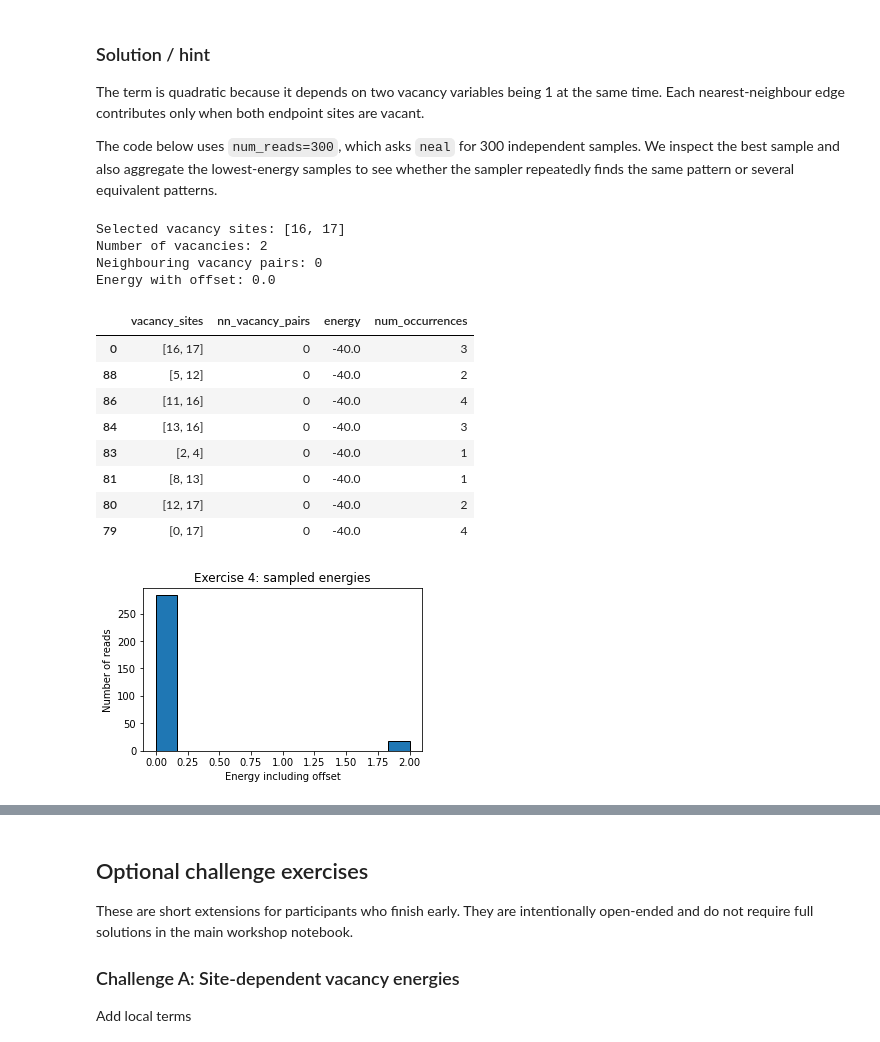
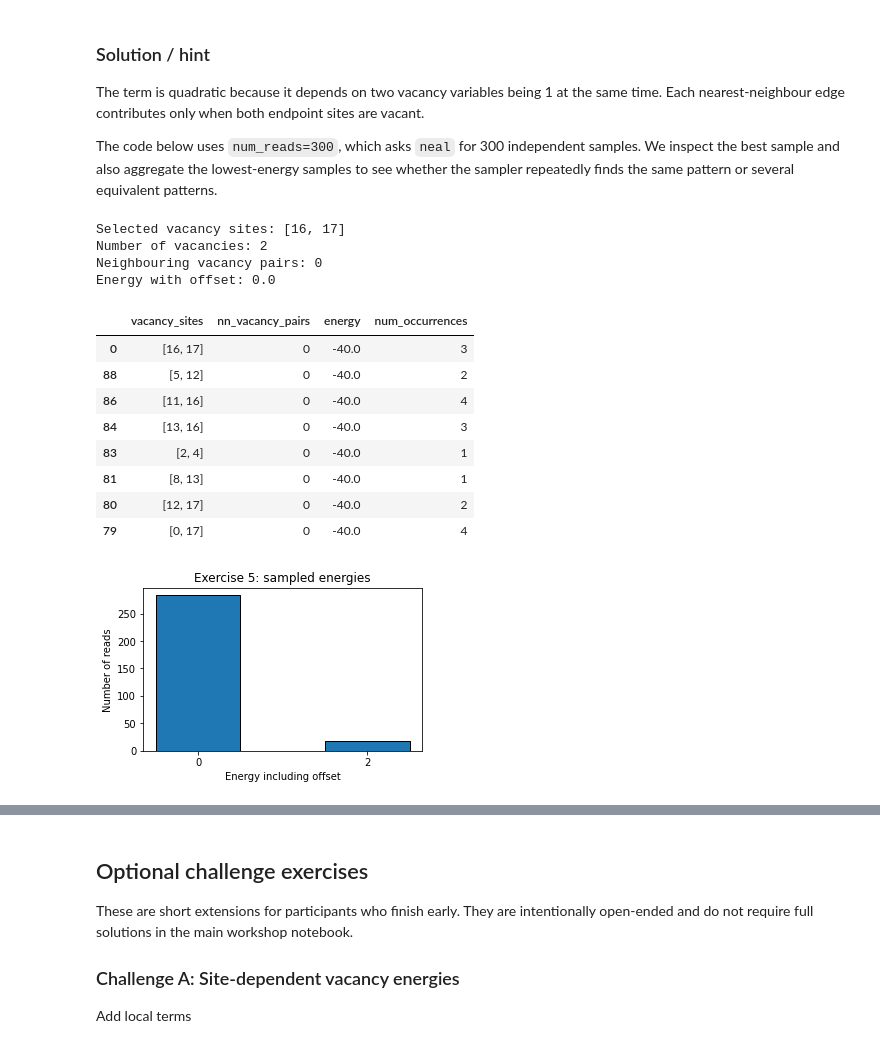
Before and after one commit to cmc-ucl/qubo-materials-tutorial, a Jupyter notebook: QUBO_tutorial.ipynb, the cells around one changed output, grey strips where cells are left out. Drawn from its saved outputs; the diff is of its cells as text; code cells hidden in the pictures.

```diff
--- a/QUBO_tutorial.ipynb
+++ b/QUBO_tutorial.ipynb
@@ -872,10 +851,10 @@ Try the starter cell first. The solution and one way to analyse the returned sam
 
 **Discussion.** Do vacancies spread apart? What happens when `lambda_nn` is increased? Why is this term naturally quadratic?
 # %%
-# Starter code for Exercise 4.
-lambda_nn = 2.0
-k_ex4 = 2
+# Starter code for Exercise 5.
+lambda_nn_ex5 = 2.0
+k_ex5 = 2
 
-# TODO in the workshop: build Q_nn_penalty using A, then add the fixed-count constraint.
-print("Exercise 4 uses lambda_nn =", lambda_nn)
+# TODO in the workshop: build Q_nn_penalty_ex5 using A, then add the fixed-count constraint.
+print("Exercise 5 uses lambda_nn_ex5 =", lambda_nn_ex5)
 # %% [output]
@@ -887,54 +866,57 @@ The term is quadratic because it depends on two vacancy variables being 1 at the
 
 The code below uses `num_reads=300`, which asks `neal` for 300 independent samples. We inspect the best sample and also aggregate the lowest-energy samples to see whether the sampler repeatedly finds the same pattern or several equivalent patterns.
 # %%
-Q_nn_penalty = np.zeros_like(A, dtype=float)
+Q_nn_penalty_ex5 = np.zeros_like(A, dtype=float)
 for i in range(A.shape[0]):
     for j in range(i + 1, A.shape[1]):
         if A[i, j]:
-            Q_nn_penalty[i, j] += lambda_nn
+            Q_nn_penalty_ex5[i, j] += lambda_nn_ex5
 
-Q_ex4, offset_ex4 = add_fixed_count_constraint(Q_nn_penalty, k=k_ex4, gamma=10.0)
-sampleset_ex4 = neal.SimulatedAnnealingSampler().sample_qubo(Q_ex4, num_reads=300, seed=51)
-x_ex4 = sample_to_vector(sampleset_ex4.first.sample, range(graphene_supercell.num_sites))
-vacancy_sites_ex4 = np.where(x_ex4 == 1)[0].tolist()
+Q_ex5, offset_ex5 = add_fixed_count_constraint(Q_nn_penalty_ex5, k=k_ex5, gamma=10.0)
+sampleset_ex5 = neal.SimulatedAnnealingSampler().sample_qubo(Q_ex5, num_reads=300, seed=51)
+x_ex5 = sample_to_vector(sampleset_ex5.first.sample, range(graphene_supercell.num_sites))
+vacancy_sites_ex5 = np.where(x_ex5 == 1)[0].tolist()
 
-print("Selected vacancy sites:", vacancy_sites_ex4)
-print("Number of vacancies:", int(x_ex4.sum()))
-print("Neighbouring vacancy pairs:", neighbouring_selected_pairs(x_ex4, A))
-print("Energy with offset:", sampleset_ex4.first.energy + offset_ex4)
-assert x_ex4.sum() == k_ex4
+print("Selected vacancy sites:", vacancy_sites_ex5)
+print("Number of vacancies:", int(x_ex5.sum()))
+print("Neighbouring vacancy pairs:", neighbouring_selected_pairs(x_ex5, A))
+print("Energy with offset:", sampleset_ex5.first.energy + offset_ex5)
+assert x_ex5.sum() == k_ex5
 
-summary_ex4 = sampleset_ex4.aggregate().to_pandas_dataframe().sort_values("energy").head(8)
-bit_columns_ex4 = list(range(graphene_supercell.num_sites))
-summary_ex4["vacancy_sites"] = summary_ex4[bit_columns_ex4].apply(
+summary_ex5 = sampleset_ex5.aggregate().to_pandas_dataframe().sort_values("energy").head(8)
+bit_columns_ex5 = list(range(graphene_supercell.num_sites))
+summary_ex5["vacancy_sites"] = summary_ex5[bit_columns_ex5].apply(
     lambda row: [i for i, value in enumerate(row.to_numpy(dtype=int)) if value == 1],
     axis=1,
 )
-summary_ex4["nn_vacancy_pairs"] = summary_ex4[bit_columns_ex4].apply(
+summary_ex5["nn_vacancy_pairs"] = summary_ex5[bit_columns_ex5].apply(
     lambda row: neighbouring_selected_pairs(row.to_numpy(dtype=int), A),
     axis=1,
 )
-display(summary_ex4[["vacancy_sites", "nn_vacancy_pairs", "energy", "num_occurrences"]])
+display(summary_ex5[["vacancy_sites", "nn_vacancy_pairs", "energy", "num_occurrences"]])
 
+energies_ex5 = sampleset_ex5.record.energy + offset_ex5
+bins_ex5 = np.arange(min(energies_ex5) - 0.5, max(energies_ex5) + 1.5, 1)
 plt.figure(figsize=(5, 3))
-plt.hist(sampleset_ex4.record.energy + offset_ex4, bins=12, edgecolor="black")
+plt.hist(energies_ex5, bins=bins_ex5, edgecolor="black")
+plt.xticks(sorted(set(energies_ex5.astype(int))))
 plt.xlabel("Energy including offset")
 plt.ylabel("Number of reads")
-plt.title("Exercise 4: sampled energies")
+plt.title("Exercise 5: sampled energies")
 plt.show()
 # %% [output]
 Selected vacancy sites: [16, 17]
 Number of vacancies: 2
 Neighbouring vacancy pairs: 0
 Energy with offset: 0.0
 |  | vacancy_sites | nn_vacancy_pairs | energy | num_occurrences |
 | 0 | [16, 17] | 0 | -40.0 | 3 |
 | 88 | [5, 12] | 0 | -40.0 | 2 |
 | 86 | [11, 16] | 0 | -40.0 | 4 |
 | 84 | [13, 16] | 0 | -40.0 | 3 |
 | 83 | [2, 4] | 0 | -40.0 | 1 |
 | 81 | [8, 13] | 0 | -40.0 | 1 |
 | 80 | [12, 17] | 0 | -40.0 | 2 |
 | 79 | [0, 17] | 0 | -40.0 | 4 |
-[figure, old version]
+[figure, new version]
 # %% [markdown]
```
Also changed, not shown: parts of 10 cells of this notebook.
